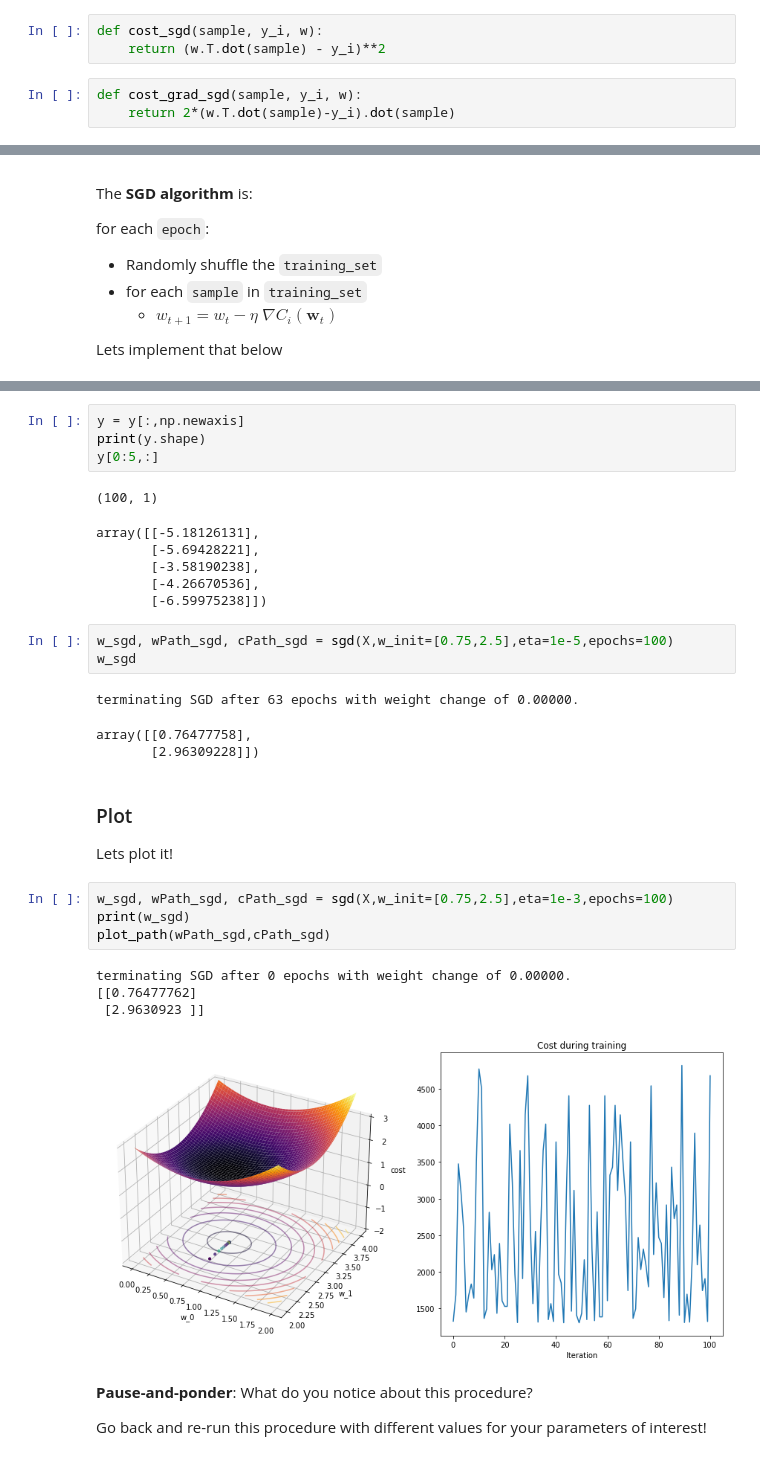
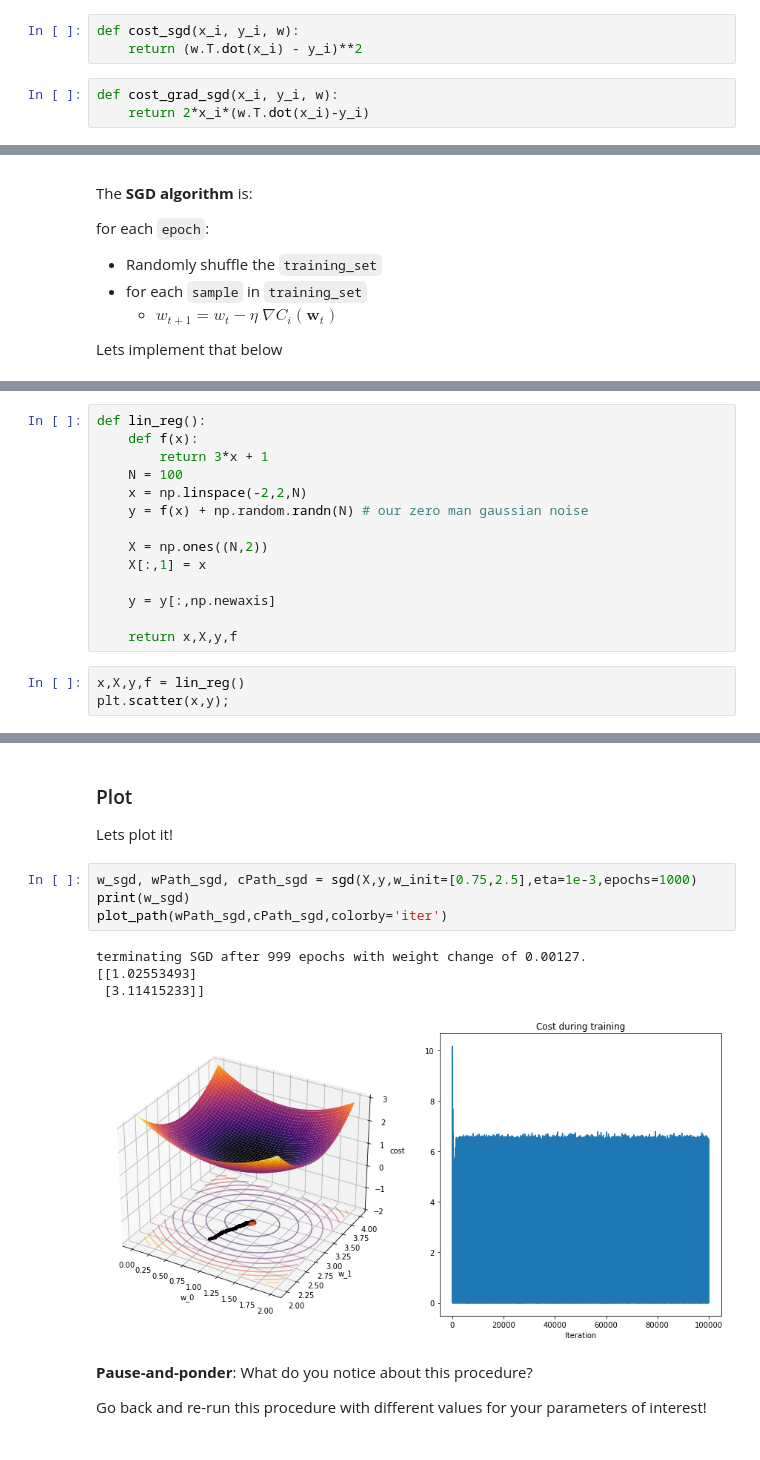
Before and after one commit to diego898/ds5440-fall-2020, a Jupyter notebook: nbs/Optimization-Walkthrough.ipynb, the cells around one changed output, grey strips where cells are left out. Drawn from its saved outputs; the diff is of its cells as text.

```diff
--- a/nbs/Optimization-Walkthrough.ipynb
+++ b/nbs/Optimization-Walkthrough.ipynb
@@ -954,11 +964,11 @@ Note, we didn't redefine any new functions here, we just printed their original
 
 So we see that they are indeed in terms of the entire dataset. Lets define new versions here, specifically for SGD:
 # %%
-def cost_sgd(sample, y_i, w):
-    return (w.T.dot(sample) - y_i)**2
+def cost_sgd(x_i, y_i, w):
+    return (w.T.dot(x_i) - y_i)**2
 # %%
-def cost_grad_sgd(sample, y_i, w):
-    return 2*(w.T.dot(sample)-y_i).dot(sample)
+def cost_grad_sgd(x_i, y_i, w):
+    return 2*x_i*(w.T.dot(x_i)-y_i)
 # %% [markdown]
 ---
 ## Implementation
@@ -1056,0 +1078,17 @@ def sgd(dataset, w_init=None, eta=None, epochs=5):
+# %%
+def lin_reg():
+    def f(x):
+        return 3*x + 1
+    N = 100
+    x = np.linspace(-2,2,N)
+    y = f(x) + np.random.randn(N) # our zero man gaussian noise
+
+    X = np.ones((N,2))
+    X[:,1] = x
+
+    y = y[:,np.newaxis]
+
+    return x,X,y,f
+# %%
+x,X,y,f = lin_reg()
+plt.scatter(x,y);
@@ -1092,33 +1104,15 @@ array([[ 1.        , -2.        ],
-# %%
-y = y[:,np.newaxis]
-print(y.shape)
-y[0:5,:]
-# %% [output]
-(100, 1)
-array([[-5.18126131],
-       [-5.69428221],
-       [-3.58190238],
-       [-4.26670536],
-       [-6.59975238]])
-# %%
-w_sgd, wPath_sgd, cPath_sgd = sgd(X,w_init=[0.75,2.5],eta=1e-5,epochs=100)
-w_sgd
-# %% [output]
-terminating SGD after 63 epochs with weight change of 0.00000.
-array([[0.76477758],
-       [2.96309228]])
 # %% [markdown]
 ### Plot
 Lets plot it!
 # %%
-w_sgd, wPath_sgd, cPath_sgd = sgd(X,w_init=[0.75,2.5],eta=1e-3,epochs=100)
+w_sgd, wPath_sgd, cPath_sgd = sgd(X,y,w_init=[0.75,2.5],eta=1e-3,epochs=1000)
 print(w_sgd)
-plot_path(wPath_sgd,cPath_sgd)
+plot_path(wPath_sgd,cPath_sgd,colorby='iter')
 # %% [output]
-terminating SGD after 0 epochs with weight change of 0.00000.
-[[0.76477762]
- [2.9630923 ]]
+terminating SGD after 999 epochs with weight change of 0.00127.
+[[1.02553493]
+ [3.11415233]]
-[figure, old version]
+[figure, new version]
 # %% [markdown]
 <div class="info">
 
```
Also changed, not shown: parts of 80 cells of this notebook.
